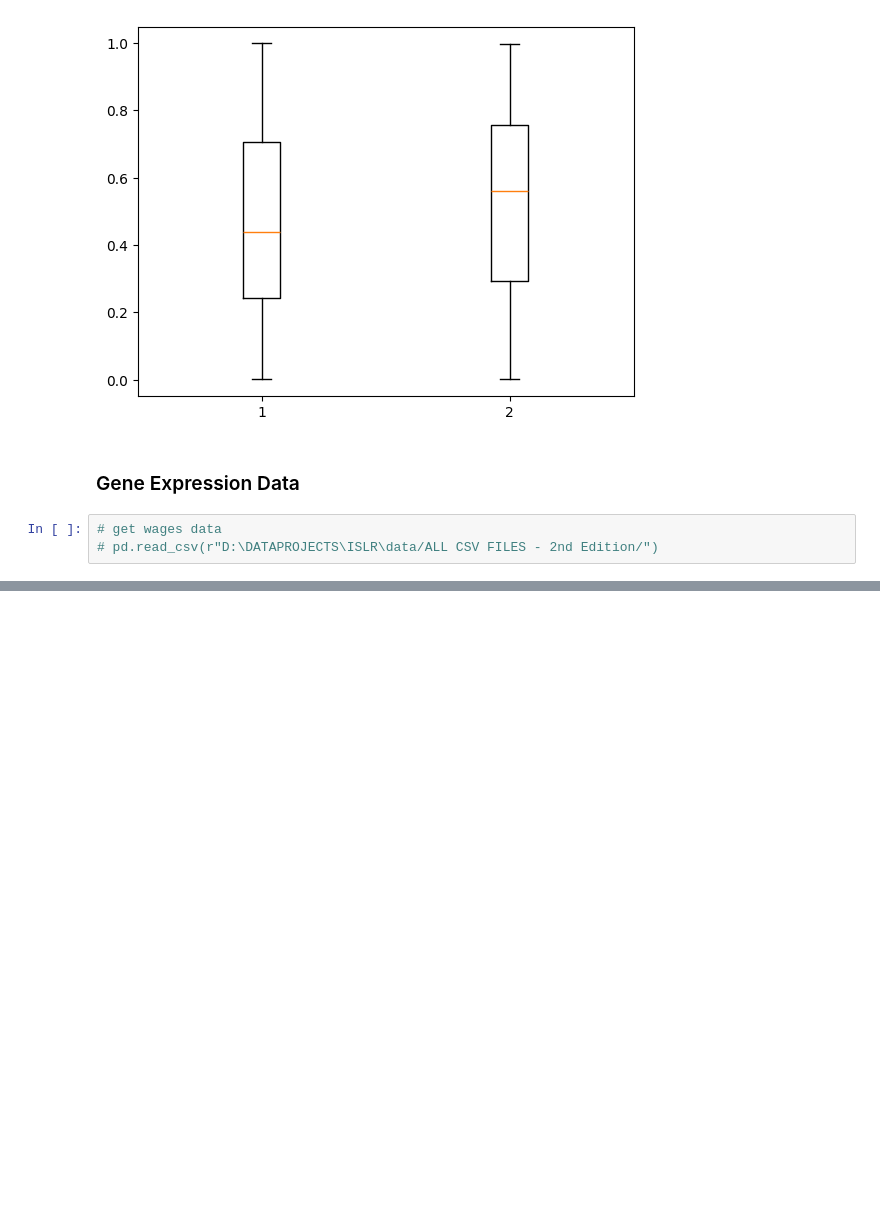
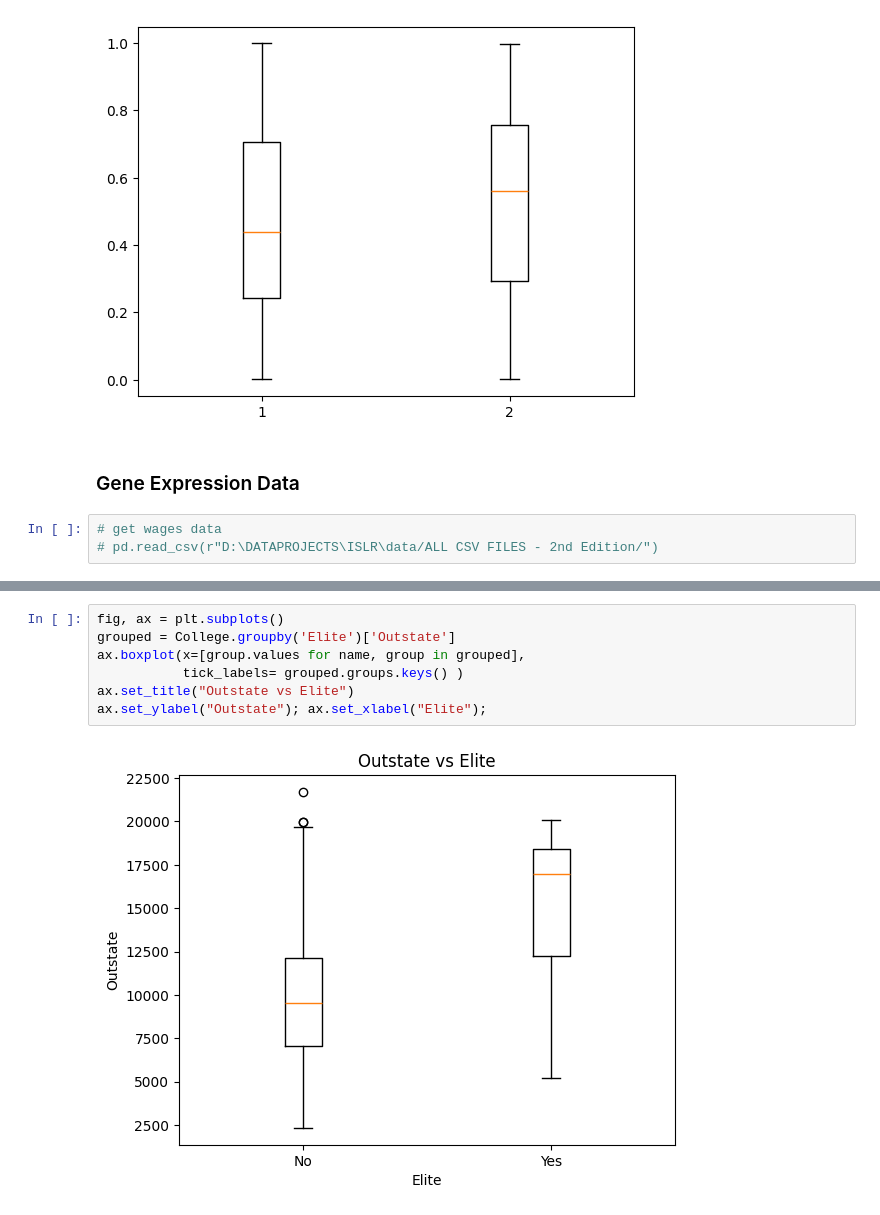
Before and after one commit to akhapwoyaco/ISLR, a Jupyter notebook: R/Chapter2/Chapter2.ipynb, the cells around one changed output, grey strips where cells are left out. Saved outputs shown, nothing was run; the diff lists cells and outputs as text; blank space fills up the shorter version.

```diff
--- a/R/Chapter2/Chapter2.ipynb
+++ b/R/Chapter2/Chapter2.ipynb
@@ -170,0 +250,9 @@ plt.boxplot(
+# %%
+fig, ax = plt.subplots()
+grouped = College.groupby('Elite')['Outstate']
+ax.boxplot(x=[group.values for name, group in grouped],
+           tick_labels= grouped.groups.keys() )
+ax.set_title("Outstate vs Elite")
+ax.set_ylabel("Outstate"); ax.set_xlabel("Elite");
+# %% [output]
+[figure, added]
```
Also changed, not shown: parts of 68 cells of this notebook, 33 other files.
